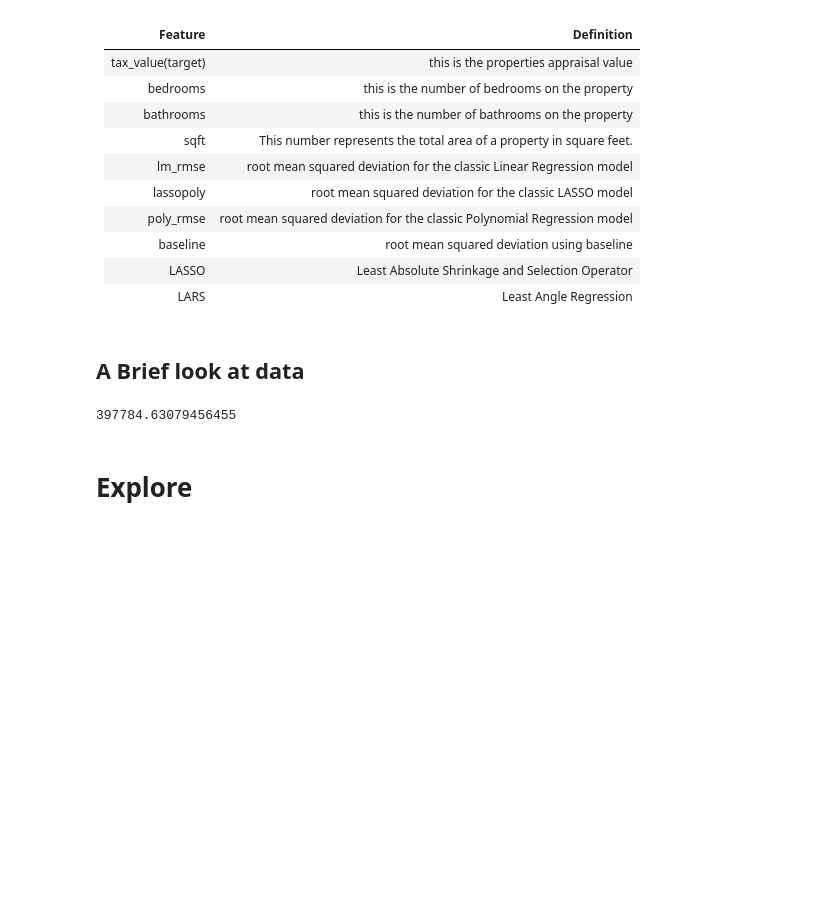
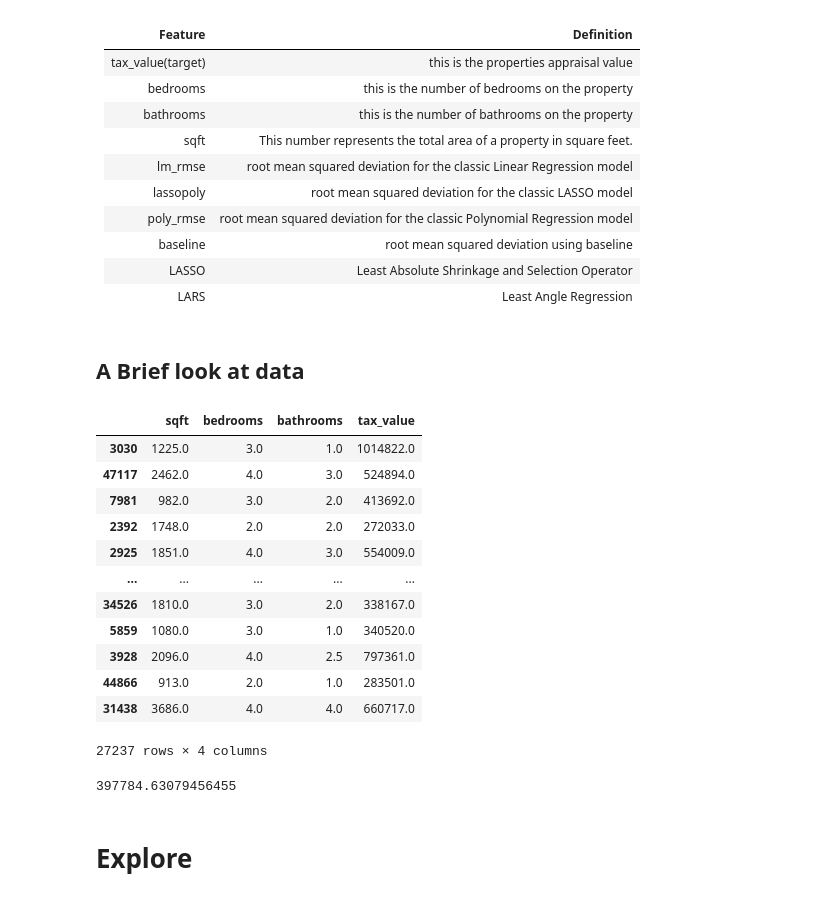
Before and after one commit to wherrickjr/project_regression, a Jupyter notebook: project_regression.ipynb, the cells around one changed output. Saved outputs shown, nothing was run; the diff lists cells and outputs as text; code cells hidden in the pictures; blank space fills up the shorter version.

```diff
--- a/project_regression.ipynb
+++ b/project_regression.ipynb
@@ -77,9 +51,25 @@ import acquire
 ## A Brief look at data
 # %%
 train, val, test = acquire.wrangle_zillow()
-(train.tax_value.mean() + val.tax_value.mean() + test.tax_value.mean()) / 3
+train
 # %% [output]
+|  | sqft | bedrooms | bathrooms | tax_value |
+| 3030 | 1225.0 | 3.0 | 1.0 | 1014822.0 |
+| 47117 | 2462.0 | 4.0 | 3.0 | 524894.0 |
+| 7981 | 982.0 | 3.0 | 2.0 | 413692.0 |
+| 2392 | 1748.0 | 2.0 | 2.0 | 272033.0 |
+| 2925 | 1851.0 | 4.0 | 3.0 | 554009.0 |
+| ... | ... | ... | ... | ... |
+| 34526 | 1810.0 | 3.0 | 2.0 | 338167.0 |
+| 5859 | 1080.0 | 3.0 | 1.0 | 340520.0 |
+| 3928 | 2096.0 | 4.0 | 2.5 | 797361.0 |
+| 44866 | 913.0 | 2.0 | 1.0 | 283501.0 |
+| 31438 | 3686.0 | 4.0 | 4.0 | 660717.0 |
-397784.63079456455
+27237 rows × 4 columns
+# %%
+(train.tax_value.mean() + val.tax_value.mean() + test.tax_value.mean()) / 3 #establishing baseline
+# %% [output]
+397784.63079456455
 # %% [markdown]
 # Explore
 # %% [markdown]
```
Also changed, not shown: parts of 29 cells of this notebook, 4 other files.
